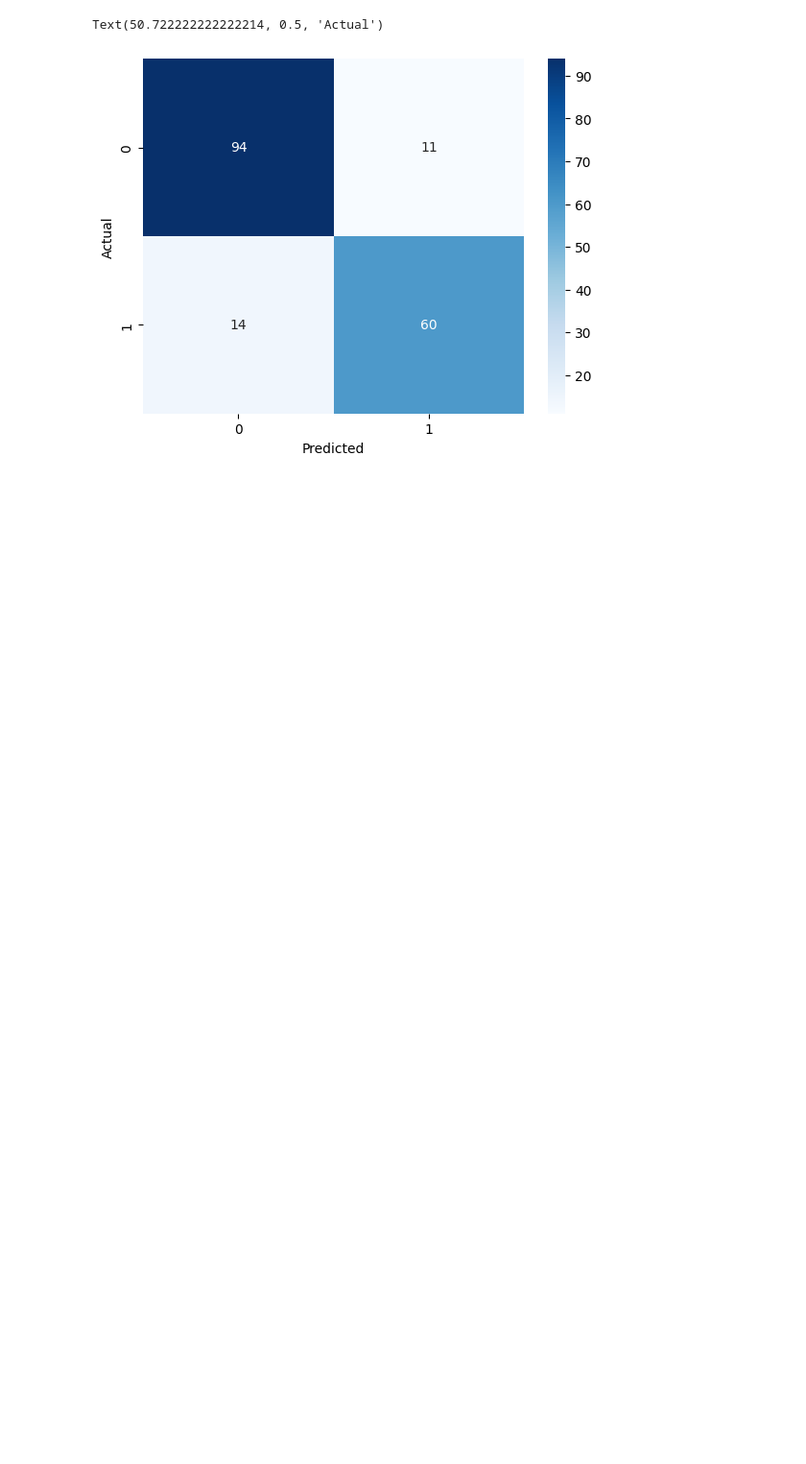
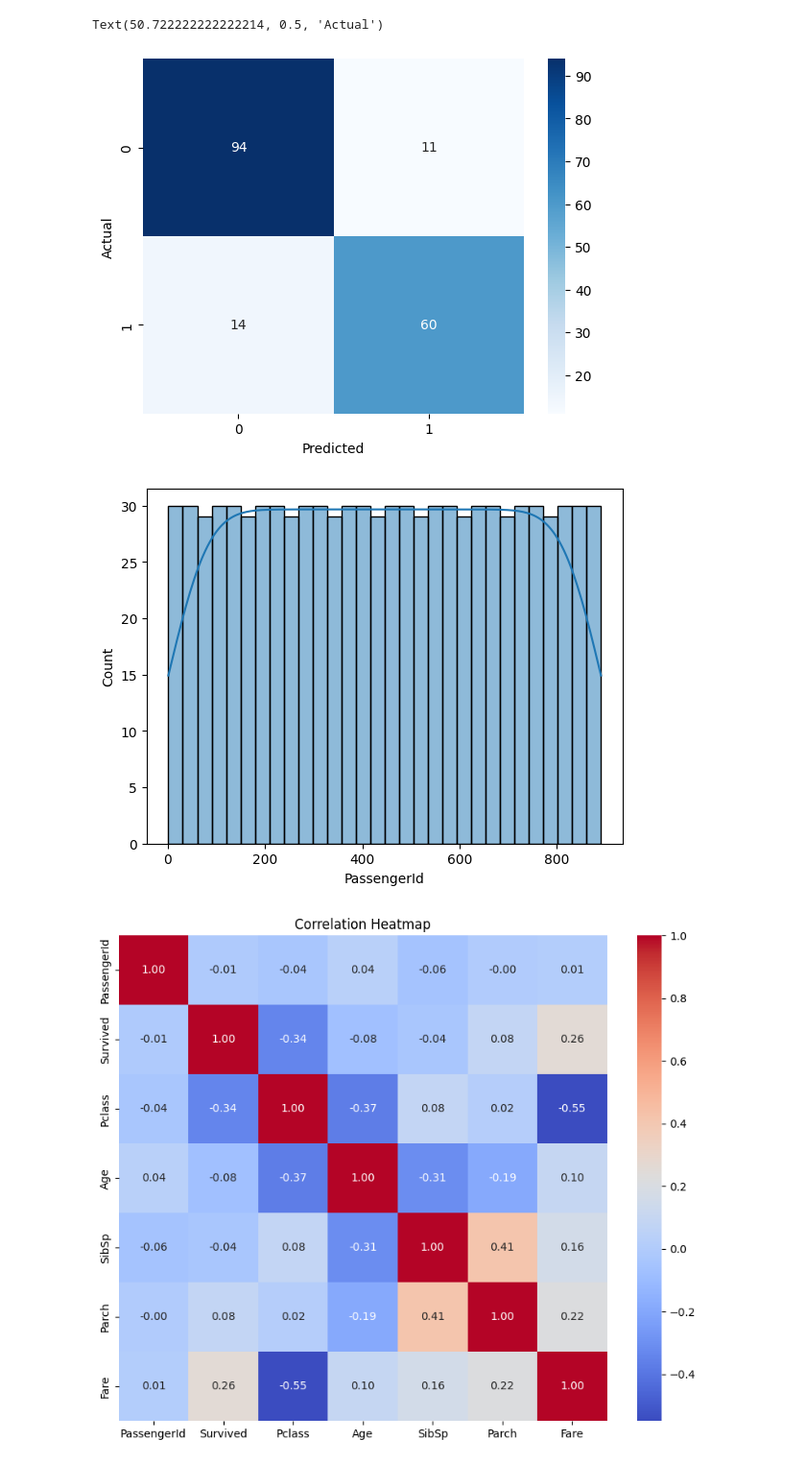
Before and after one commit to erj2231/notebooks-on-ml, a Jupyter notebook: TITANIC/TITANIC.ipynb, the cells around one changed output. Shown: that part at 96% size. Cells and saved outputs as stored; diff of their text form; code cells hidden in the pictures; blank space fills up the shorter version.

Commit message:
trying to data transform to smth even better

```diff
--- a/TITANIC/TITANIC.ipynb
+++ b/TITANIC/TITANIC.ipynb
@@ -238,3 +263,30 @@ dtype: float64
 [figure]
 Text(50.722222222222214, 0.5, 'Actual')
 [figure]
+# %%
+import pandas as pd
+path = r'C:\Users\user\Documents\GitHub\Notebooks-on-ml\TITANIC\Data\train.csv'
+df = pd.read_csv(path)
+
+import matplotlib.pyplot as plt
+import seaborn as sns
+
+sns.histplot(data=df, x='PassengerId', bins=30, kde=True)
+corr_matrix = df.corr(numeric_only=True)
+
+# Plot the heatmap
+plt.figure(figsize=(10, 8))
+sns.heatmap(corr_matrix, annot=True, cmap='coolwarm', fmt=".2f")
+plt.title('Correlation Heatmap')
+plt.show()
+
+sns.boxplot(data=df, x='Pclass', y='PassengerId')
+plt.title('PassengerId Distribution by Pclass')
+plt.show()
+
+cols = ['Survived', 'Pclass', 'Age', 'Fare', 'PassengerId']
+sns.pairplot(df[cols], hue='Survived', diag_kind='kde')
+plt.show()
+# %% [output]
+[figure, added]
+[figure, added]
```
Also changed, not shown: parts of 2 cells of this notebook.
